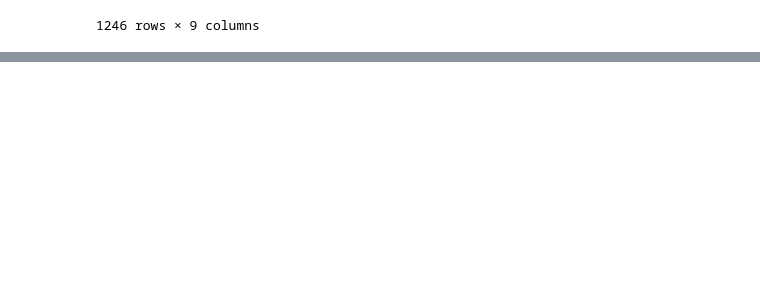
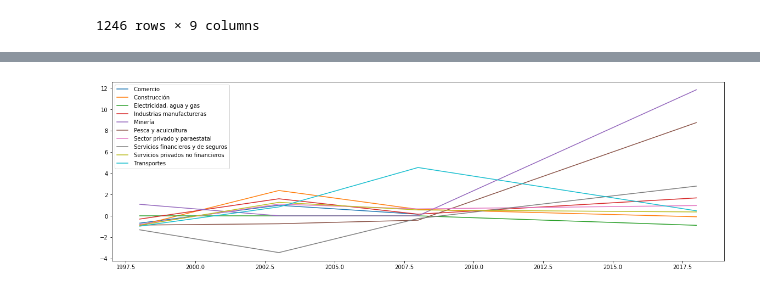
Before and after one commit to damontufar/project1, a Jupyter notebook: data_cleanup/inegi_data.ipynb, the cells around one changed output, grey strips where cells are left out. Saved outputs shown, nothing was run; the diff lists cells and outputs as text; code cells hidden in the pictures; blank space fills up the shorter version.

```diff
--- a/data_cleanup/inegi_data.ipynb
+++ b/data_cleanup/inegi_data.ipynb
@@ -291,0 +335,15 @@ activity_df
+# %%
+
+
+
+#Plotting multiple line graphs, one for each activity within the same state
+actividades = activity_df.index.get_level_values(1).unique()
+for actividad in actividades:
+    test_df = activity_df[
+                        (activity_df.index.get_level_values(0)=="Zacatecas")\
+                      & (activity_df.index.get_level_values(1)==actividad)]#["Margen por unidad económica"]
+    plt.plot(test_df.index.get_level_values(2), test_df["Margen por unidad económica"])
+plt.legend(actividades)
+plt.show()
+# %% [output]
+[figure, added]
```
Also changed, not shown: parts of 7 cells of this notebook, 1 other file.
